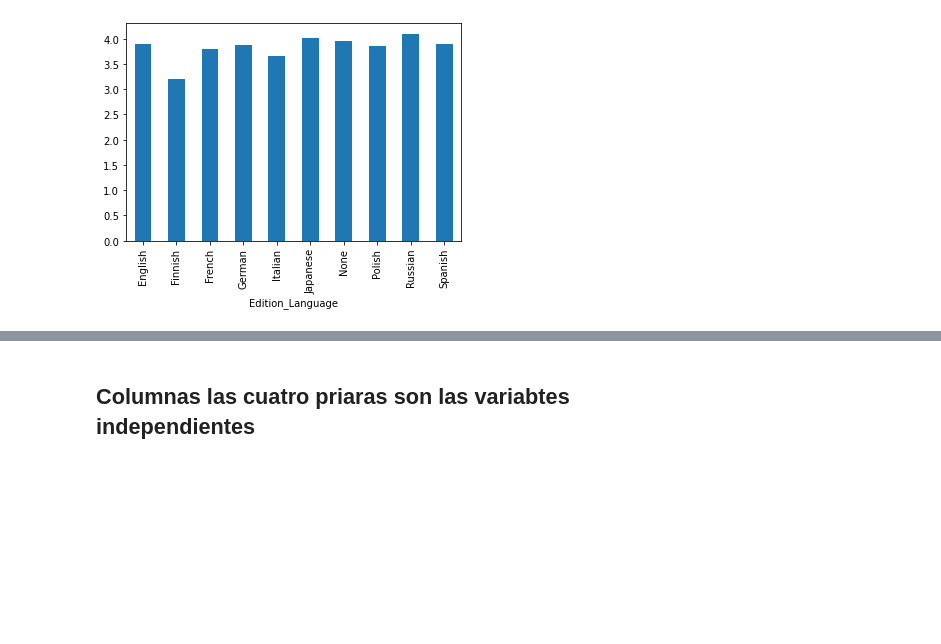
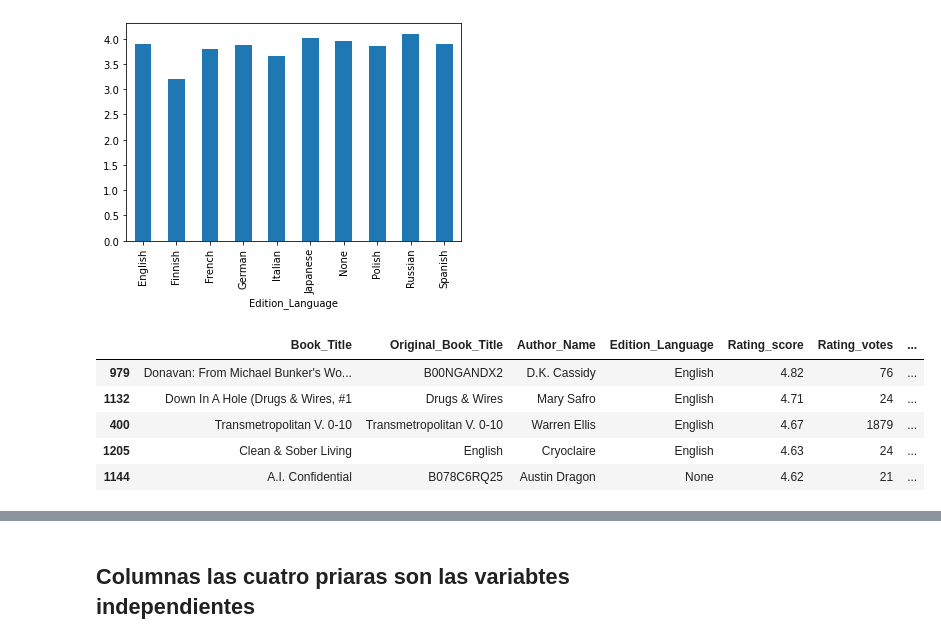
Before and after one commit to Factoria-F5-AI-Bootcamp-1-Edicion/cyberpunk_dataset, a Jupyter notebook: Plantilla.ipynb, the cells around one changed output, grey strips where cells are left out. Cells and saved outputs as stored; diff of their text form; code cells hidden in the pictures; blank space fills up the shorter version.

Commit message:
añadido autores con mayor interes y score

```diff
--- a/Plantilla.ipynb
+++ b/Plantilla.ipynb
@@ -183,3 +183,12 @@ grouped_meanlanguage['Rating_score'].plot(kind = 'bar')
 plt.show()
 # %% [output]
 [figure]
+# %%
+df.sort_values(by = 'Rating_score', ascending = False ).head()
+# %% [output]
+|  | Book_Title | Original_Book_Title | Author_Name | Edition_Language | Rating_score | Rating_votes | ... |
+| 979 | Donavan: From Michael Bunker's Wo... | B00NGANDX2 | D.K. Cassidy | English | 4.82 | 76 | ... |
+| 1132 | Down In A Hole (Drugs & Wires, #1 | Drugs & Wires | Mary Safro | English | 4.71 | 24 | ... |
+| 400 | Transmetropolitan V. 0-10 | Transmetropolitan V. 0-10 | Warren Ellis | English | 4.67 | 1879 | ... |
+| 1205 | Clean & Sober Living | English | Cryoclaire | English | 4.63 | 24 | ... |
+| 1144 | A.I. Confidential | B078C6RQ25 | Austin Dragon | None | 4.62 | 21 | ... |
```
Also changed, not shown: parts of 2 cells of this notebook.
